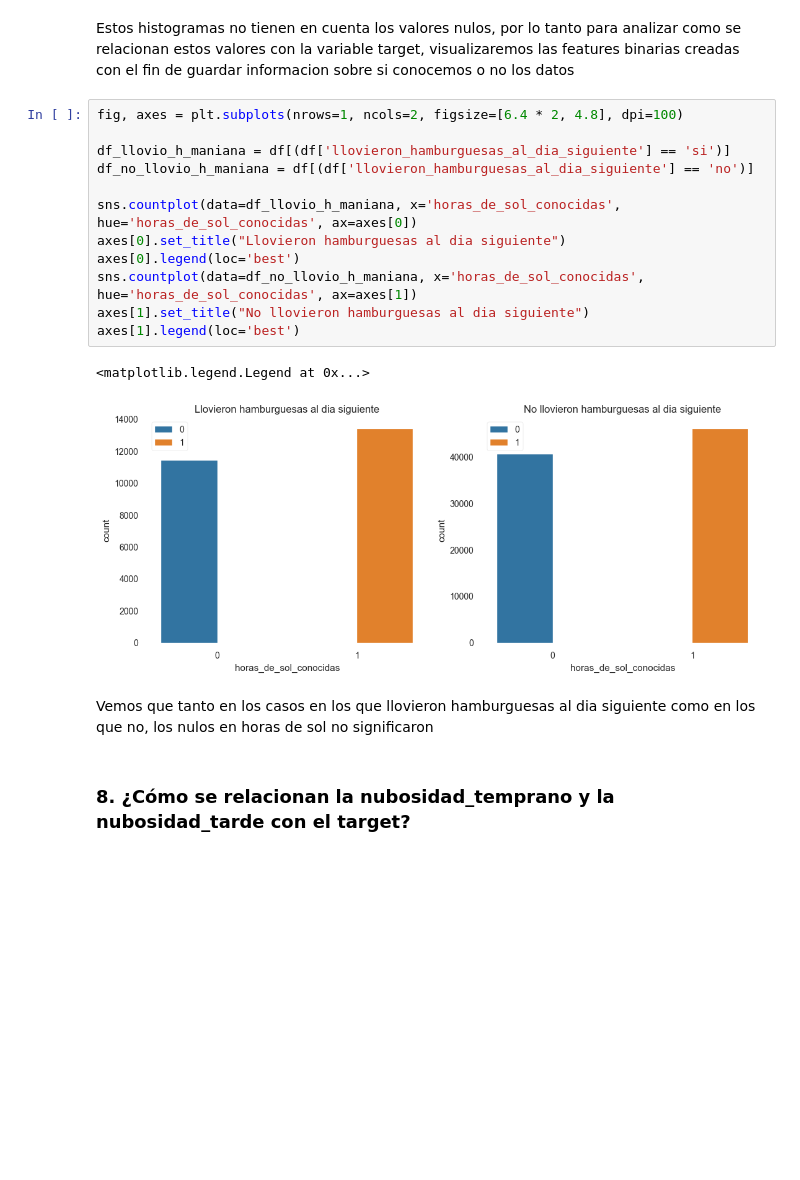
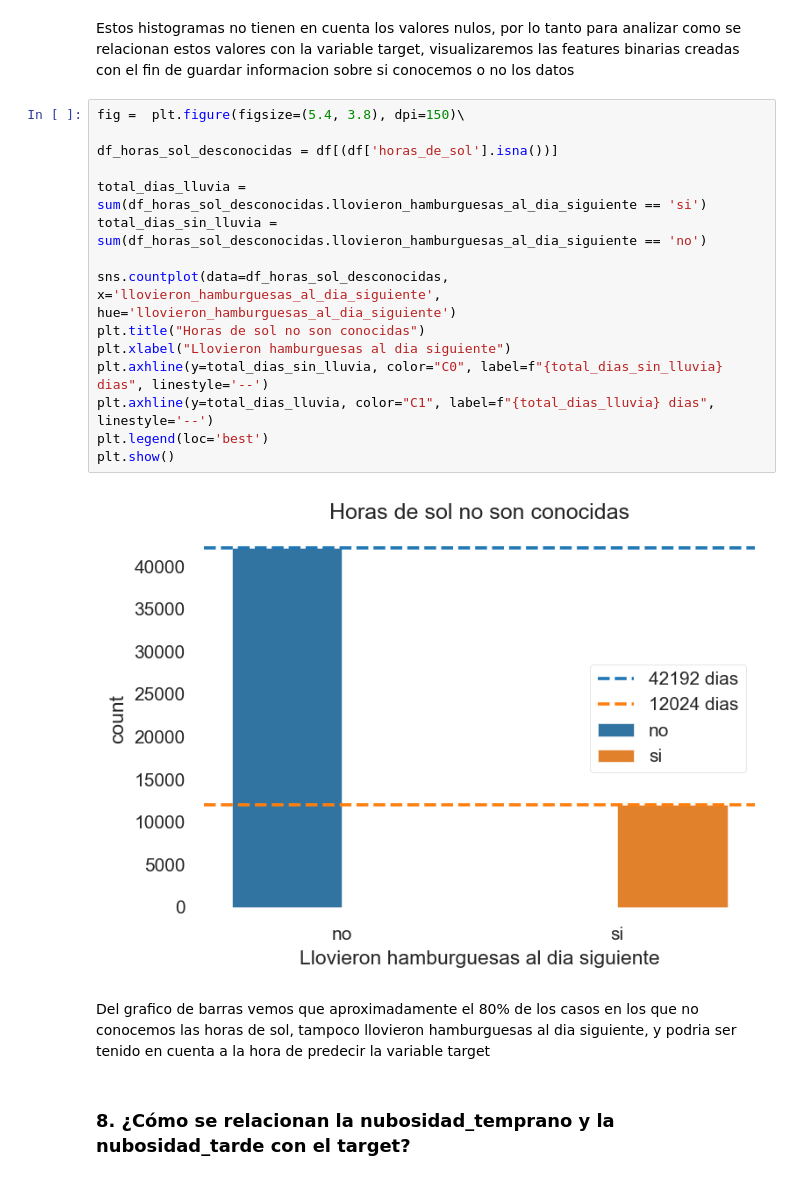
Before and after one commit to juan-roussilian/7506-Organizacion-de-Datos, a Jupyter notebook: tp1_pt1.ipynb, the cells around one changed output. Cells and saved outputs as stored; diff of their text form; blank space fills up the shorter version.

Commit message:
Mejora al grafico de barras para horas_de_sol == nan vs target

```diff
--- a/tp1_pt1.ipynb
+++ b/tp1_pt1.ipynb
@@ -388,22 +388,24 @@ plt.show()
 # %% [markdown]
 Estos histogramas no tienen en cuenta los valores nulos, por lo tanto para analizar como se relacionan estos valores con la variable target, visualizaremos las features binarias creadas con el fin de guardar informacion sobre si conocemos o no los datos
 # %%
-fig, axes = plt.subplots(nrows=1, ncols=2, figsize=[6.4 * 2, 4.8], dpi=100)
+fig =  plt.figure(figsize=(5.4, 3.8), dpi=150)\
 
-df_llovio_h_maniana = df[(df['llovieron_hamburguesas_al_dia_siguiente'] == 'si')]
-df_no_llovio_h_maniana = df[(df['llovieron_hamburguesas_al_dia_siguiente'] == 'no')]
+df_horas_sol_desconocidas = df[(df['horas_de_sol'].isna())]
 
-sns.countplot(data=df_llovio_h_maniana, x='horas_de_sol_conocidas', hue='horas_de_sol_conocidas', ax=axes[0])
-axes[0].set_title("Llovieron hamburguesas al dia siguiente")
-axes[0].legend(loc='best')
-sns.countplot(data=df_no_llovio_h_maniana, x='horas_de_sol_conocidas', hue='horas_de_sol_conocidas', ax=axes[1])
-axes[1].set_title("No llovieron hamburguesas al dia siguiente")
-axes[1].legend(loc='best')
+total_dias_lluvia = sum(df_horas_sol_desconocidas.llovieron_hamburguesas_al_dia_siguiente == 'si')
+total_dias_sin_lluvia = sum(df_horas_sol_desconocidas.llovieron_hamburguesas_al_dia_siguiente == 'no')
+
+sns.countplot(data=df_horas_sol_desconocidas, x='llovieron_hamburguesas_al_dia_siguiente', hue='llovieron_hamburguesas_al_dia_siguiente')
+plt.title("Horas de sol no son conocidas")
+plt.xlabel("Llovieron hamburguesas al dia siguiente")
+plt.axhline(y=total_dias_sin_lluvia, color="C0", label=f"{total_dias_sin_lluvia} dias", linestyle='--')
+plt.axhline(y=total_dias_lluvia, color="C1", label=f"{total_dias_lluvia} dias",  linestyle='--')
+plt.legend(loc='best')
+plt.show()
 # %% [output]
-<matplotlib.legend.Legend at 0x...>
-[figure, old version]
+[figure, new version]
 # %% [markdown]
-Vemos que tanto en los casos en los que llovieron hamburguesas al dia siguiente como en los que no, los nulos en horas de sol no significaron
+Del grafico de barras vemos que aproximadamente el 80% de los casos en los que no conocemos las horas de sol, tampoco llovieron hamburguesas al dia siguiente, y podria ser tenido en cuenta a la hora de predecir la variable target
 # %% [markdown]
 ### 8. ¿Cómo se relacionan la nubosidad_temprano y la nubosidad_tarde con el target?
 # %%
```
Also changed, not shown: parts of 7 cells of this notebook.
